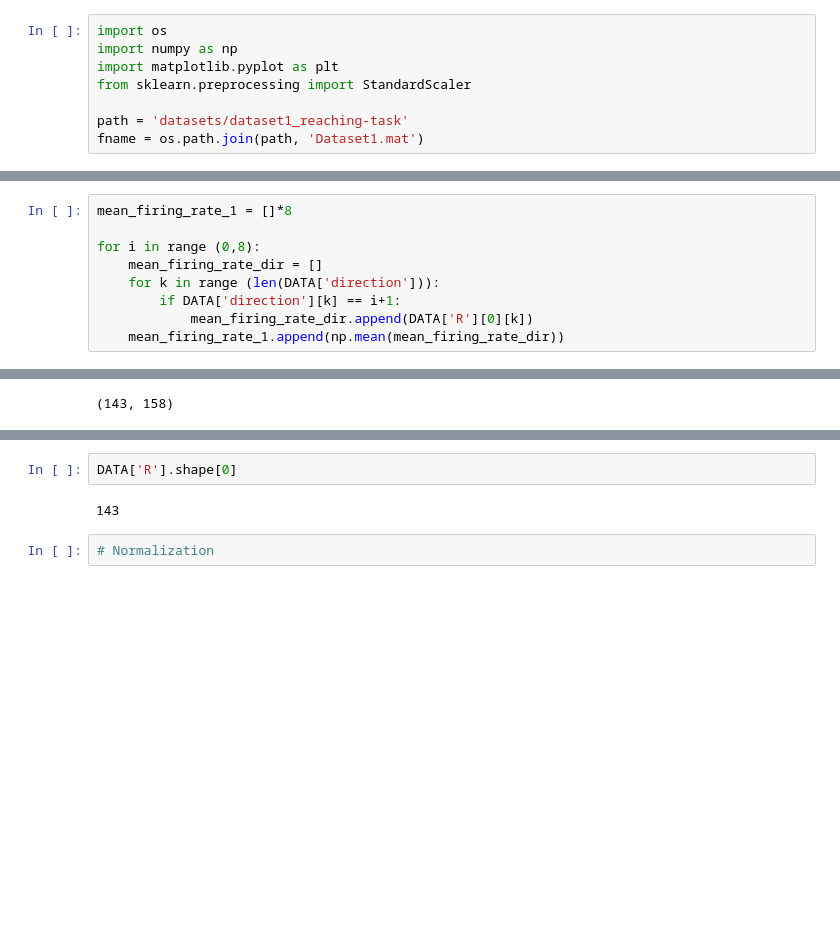
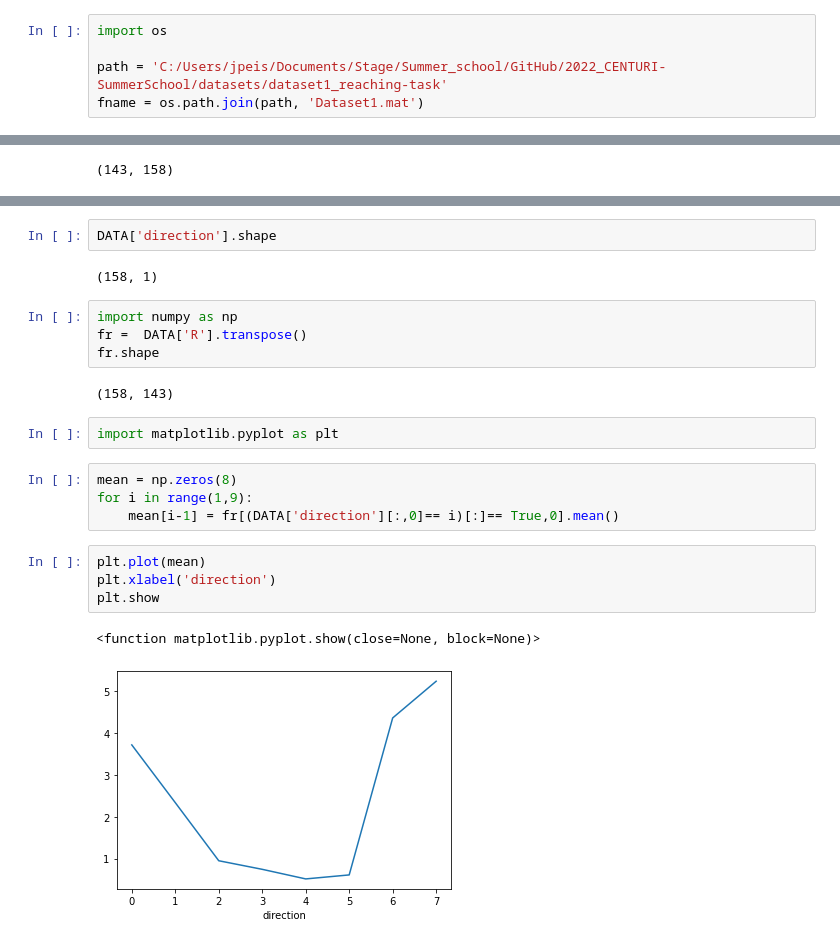
Before and after one commit to CONECT-INT/2022_CENTURI-SummerSchool, a Jupyter notebook: dev/dataset1_jp.ipynb, the cells around one changed output, grey strips where cells are left out. Drawn from its saved outputs; the diff is of its cells as text; blank space fills up the shorter version.

Commit message:
dataset1_jp

```diff
--- a/dev/dataset1_jp.ipynb
+++ b/dev/dataset1_jp.ipynb
@@ -1,10 +3,7 @@
 # %%
 import os
-import numpy as np
-import matplotlib.pyplot as plt
-from sklearn.preprocessing import StandardScaler
 
-path = 'datasets/dataset1_reaching-task'
+path = 'C:/Users/jpeis/Documents/Stage/Summer_school/GitHub/2022_CENTURI-SummerSchool/datasets/dataset1_reaching-task'
 fname = os.path.join(path, 'Dataset1.mat')
 # %%
 from scipy.io import loadmat
@@ -38,9 +10,0 @@ array([[ 0.        ,  0.6813072 ,  0.80143189, ...,  3.45837272,
-# %%
-mean_firing_rate_1 = []*8
-
-for i in range (0,8):
-    mean_firing_rate_dir = []
-    for k in range (len(DATA['direction'])):
-        if DATA['direction'][k] == i+1:
-            mean_firing_rate_dir.append(DATA['R'][0][k])
-    mean_firing_rate_1.append(np.mean(mean_firing_rate_dir))
@@ -90,6 +19,23 @@ plt.show()
 # %%
-DATA['R'].shape[0]
+DATA['direction'].shape
 # %% [output]
-143
+(158, 1)
-# %%
-# Normalization
+# %%
+import numpy as np
+fr =  DATA['R'].transpose()
+fr.shape
+# %% [output]
+(158, 143)
+# %%
+import matplotlib.pyplot as plt
+# %%
+mean = np.zeros(8)
+for i in range(1,9):
+    mean[i-1] = fr[(DATA['direction'][:,0]== i)[:]== True,0].mean()
+# %%
+plt.plot(mean)
+plt.xlabel('direction')
+plt.show
+# %% [output]
+<function matplotlib.pyplot.show(close=None, block=None)>
+[figure, added]
```
Also changed, not shown: parts of 49 cells of this notebook.
